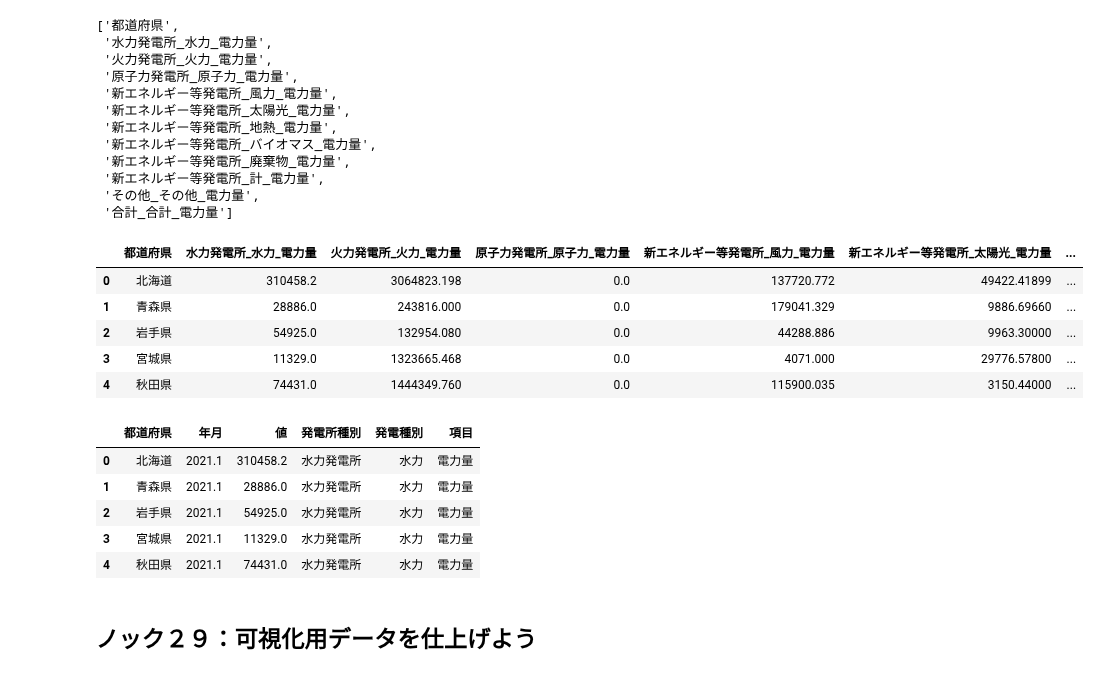
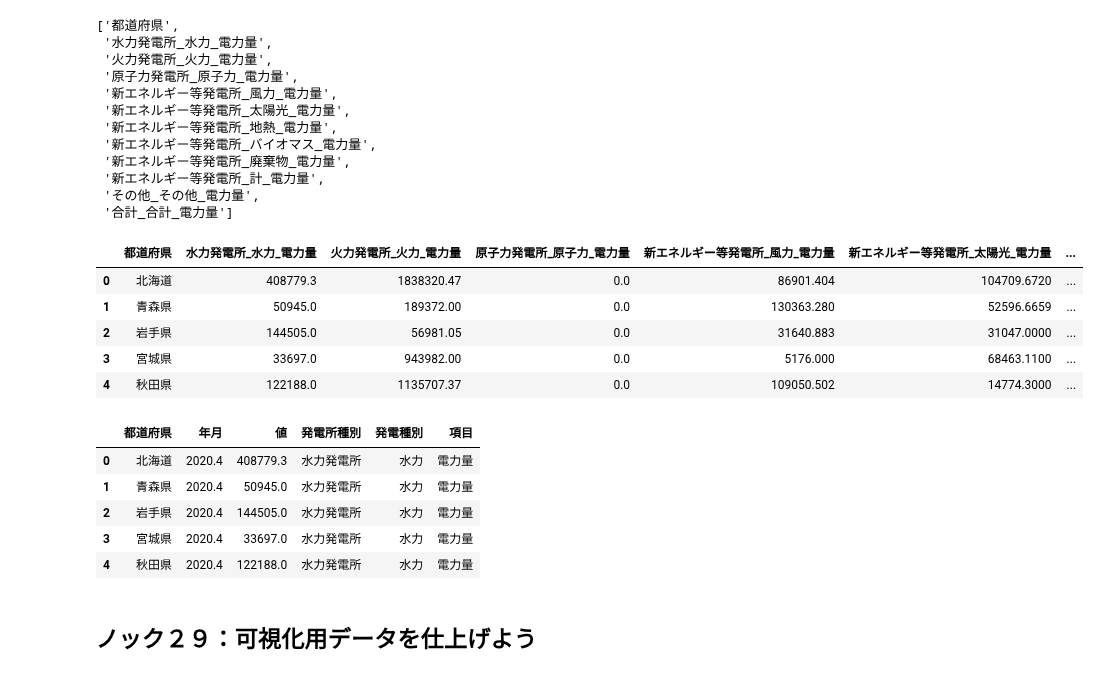
Before and after one commit to winuim/python-process-visualization-100, a Jupyter notebook: chapter-2/src/chapter-2.ipynb, the cells around one changed output. Cells and saved outputs as stored; diff of their text form; code cells hidden in the pictures.

```diff
--- a/chapter-2/src/chapter-2.ipynb
+++ b/chapter-2/src/chapter-2.ipynb
@@ -324,24 +324,24 @@ cols_ca
  'その他_その他_電力量',
  '合計_合計_電力量']
 # %%
-xl_ca = pd.ExcelFile("../data/2-2-2020.xlsx")
+xl_ca = pd.ExcelFile('../data/2-2-2020.xlsx')
 sheets = xl_ca.sheet_names
 ca_datas = []
-for sheer in sheets:
-    capacity_data = xl_ca.parse(sheet, skiprows=4, header=None)
-    capacity_data = capacity_data.head(47)
-    capacity_data.columns = cols_ca
-    capacity_data["年月"] = sheet
-    ca_datas.append(capacity_data)
+for sheet in sheets:
+  capacity_data = xl_ca.parse(sheet,  skiprows=4, header=None)
+  capacity_data = capacity_data.head(47)
+  capacity_data.columns = cols_ca
+  capacity_data['年月'] = sheet
+  ca_datas.append(capacity_data)
 ca_datas = pd.concat(ca_datas, ignore_index=True)
 ca_datas.head()
 # %% [output]
 |  | 都道府県 | 水力発電所_水力_電力量 | 火力発電所_火力_電力量 | 原子力発電所_原子力_電力量 | 新エネルギー等発電所_風力_電力量 | 新エネルギー等発電所_太陽光_電力量 | ... |
-| 0 | 北海道 | 310458.2 | 3064823.198 | 0.0 | 137720.772 | 49422.41899 | ... |
-| 1 | 青森県 | 28886.0 | 243816.000 | 0.0 | 179041.329 | 9886.69660 | ... |
-| 2 | 岩手県 | 54925.0 | 132954.080 | 0.0 | 44288.886 | 9963.30000 | ... |
-| 3 | 宮城県 | 11329.0 | 1323665.468 | 0.0 | 4071.000 | 29776.57800 | ... |
-| 4 | 秋田県 | 74431.0 | 1444349.760 | 0.0 | 115900.035 | 3150.44000 | ... |
+| 0 | 北海道 | 408779.3 | 1838320.47 | 0.0 | 86901.404 | 104709.6720 | ... |
+| 1 | 青森県 | 50945.0 | 189372.00 | 0.0 | 130363.280 | 52596.6659 | ... |
+| 2 | 岩手県 | 144505.0 | 56981.05 | 0.0 | 31640.883 | 31047.0000 | ... |
+| 3 | 宮城県 | 33697.0 | 943982.00 | 0.0 | 5176.000 | 68463.1100 | ... |
+| 4 | 秋田県 | 122188.0 | 1135707.37 | 0.0 | 109050.502 | 14774.3000 | ... |
 # %%
 ca_datas["火力発電所_火力_電力量"] = ca_datas["火力発電所_火力_電力量"] - ca_datas["新エネルギー等発電所_バイオマス_電力量"] - ca_datas["新エネルギー等発電所_廃棄物_電力量"]
 ca_datas.drop(["合計_合計_電力量","新エネルギー等発電所_計_電力量"], axis=1, inplace=True)
@@ -353,11 +353,11 @@ ca_datas_v.drop(["変数名"], axis=1, inplace=True)
 ca_datas_v.head()
 # %% [output]
 |  | 都道府県 | 年月 | 値 | 発電所種別 | 発電種別 | 項目 |
-| 0 | 北海道 | 2021.1 | 310458.2 | 水力発電所 | 水力 | 電力量 |
-| 1 | 青森県 | 2021.1 | 28886.0 | 水力発電所 | 水力 | 電力量 |
-| 2 | 岩手県 | 2021.1 | 54925.0 | 水力発電所 | 水力 | 電力量 |
-| 3 | 宮城県 | 2021.1 | 11329.0 | 水力発電所 | 水力 | 電力量 |
-| 4 | 秋田県 | 2021.1 | 74431.0 | 水力発電所 | 水力 | 電力量 |
+| 0 | 北海道 | 2020.4 | 408779.3 | 水力発電所 | 水力 | 電力量 |
+| 1 | 青森県 | 2020.4 | 50945.0 | 水力発電所 | 水力 | 電力量 |
+| 2 | 岩手県 | 2020.4 | 144505.0 | 水力発電所 | 水力 | 電力量 |
+| 3 | 宮城県 | 2020.4 | 33697.0 | 水力発電所 | 水力 | 電力量 |
+| 4 | 秋田県 | 2020.4 | 122188.0 | 水力発電所 | 水力 | 電力量 |
 # %% [markdown]
 ## ノック２９：可視化用データを仕上げよう
 # %%
```
Also changed, not shown: parts of 5 cells of this notebook.
